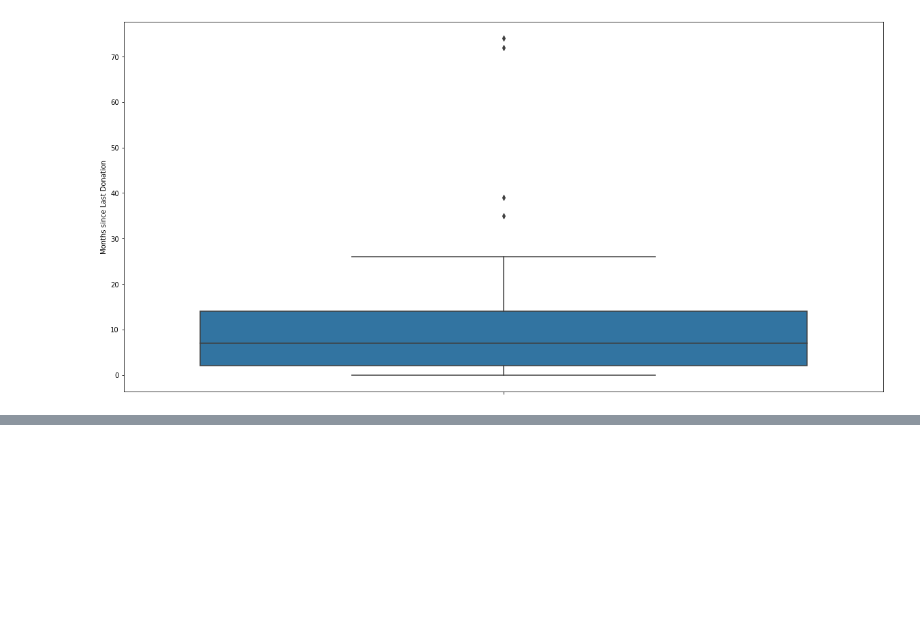
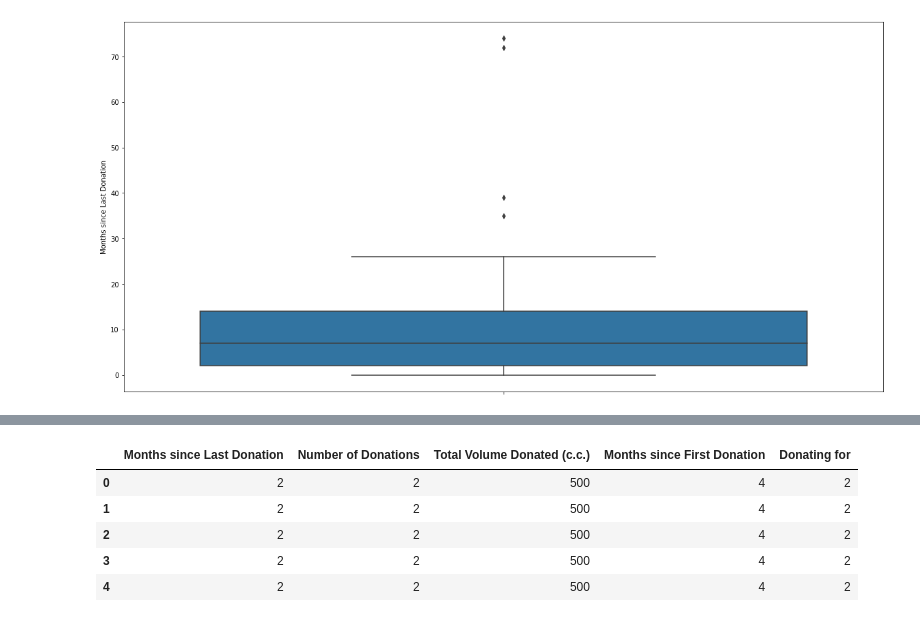
Before and after one commit to MrDiipo/Blood-Donation-Analysis, a Jupyter notebook: Blood Donation Analysis.ipynb, the cells around one changed output, grey strips where cells are left out. Saved outputs shown, nothing was run; the diff lists cells and outputs as text; code cells hidden in the pictures; blank space fills up the shorter version.

```diff
--- a/Blood Donation Analysis.ipynb
+++ b/Blood Donation Analysis.ipynb
@@ -149,0 +168,12 @@ sns.boxplot(y="Months since Last Donation", data=old_train)
+# %%
+# We create a new column or variable to calculate how many time a person have donated
+X["Donating for"] = (X["Months since First Donation"] - X["Months since Last Donation"])
+# %%
+X.head()
+# %% [output]
+|  | Months since Last Donation | Number of Donations | Total Volume Donated (c.c.) | Months since First Donation | Donating for |
+| 0 | 2 | 2 | 500 | 4 | 2 |
+| 1 | 2 | 2 | 500 | 4 | 2 |
+| 2 | 2 | 2 | 500 | 4 | 2 |
+| 3 | 2 | 2 | 500 | 4 | 2 |
+| 4 | 2 | 2 | 500 | 4 | 2 |
```
Also changed, not shown: parts of 6 cells of this notebook.
